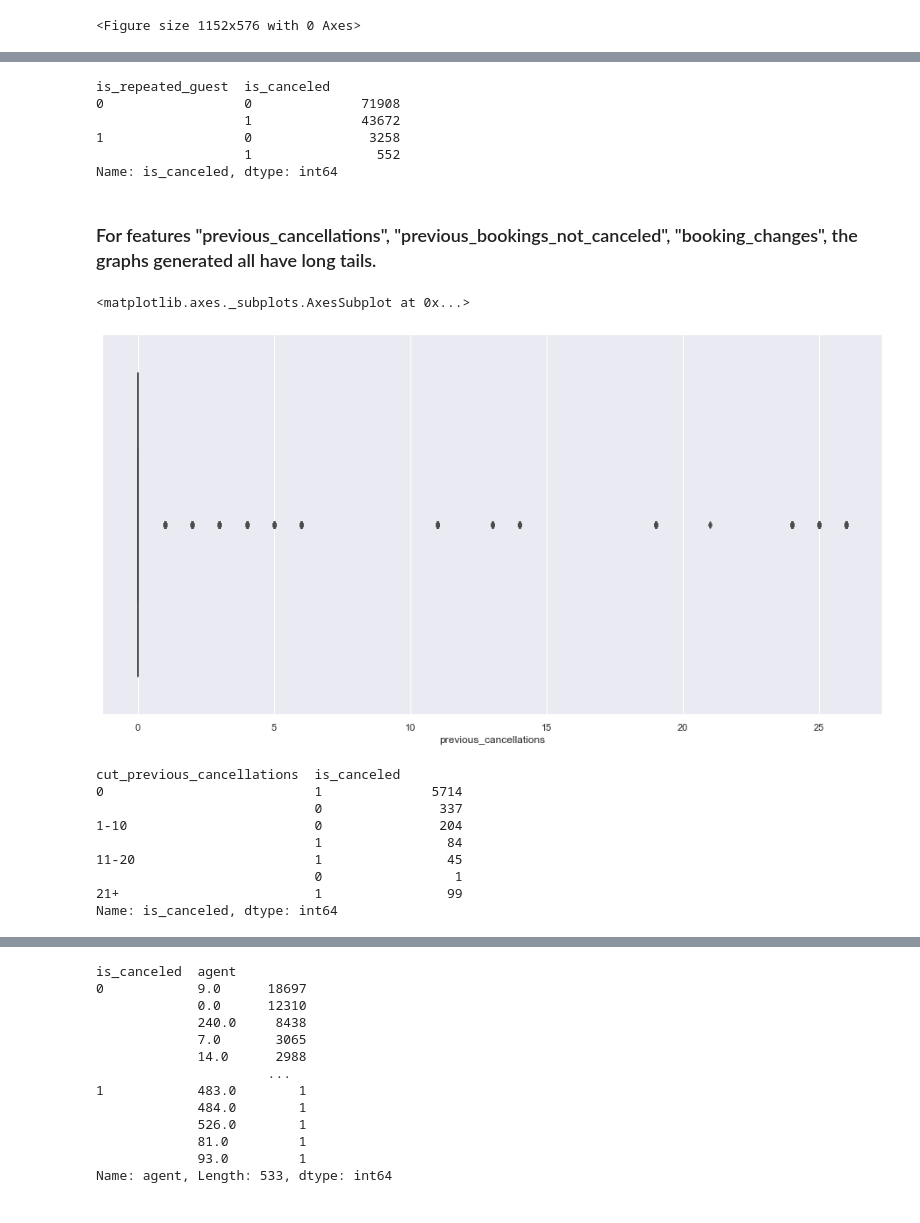
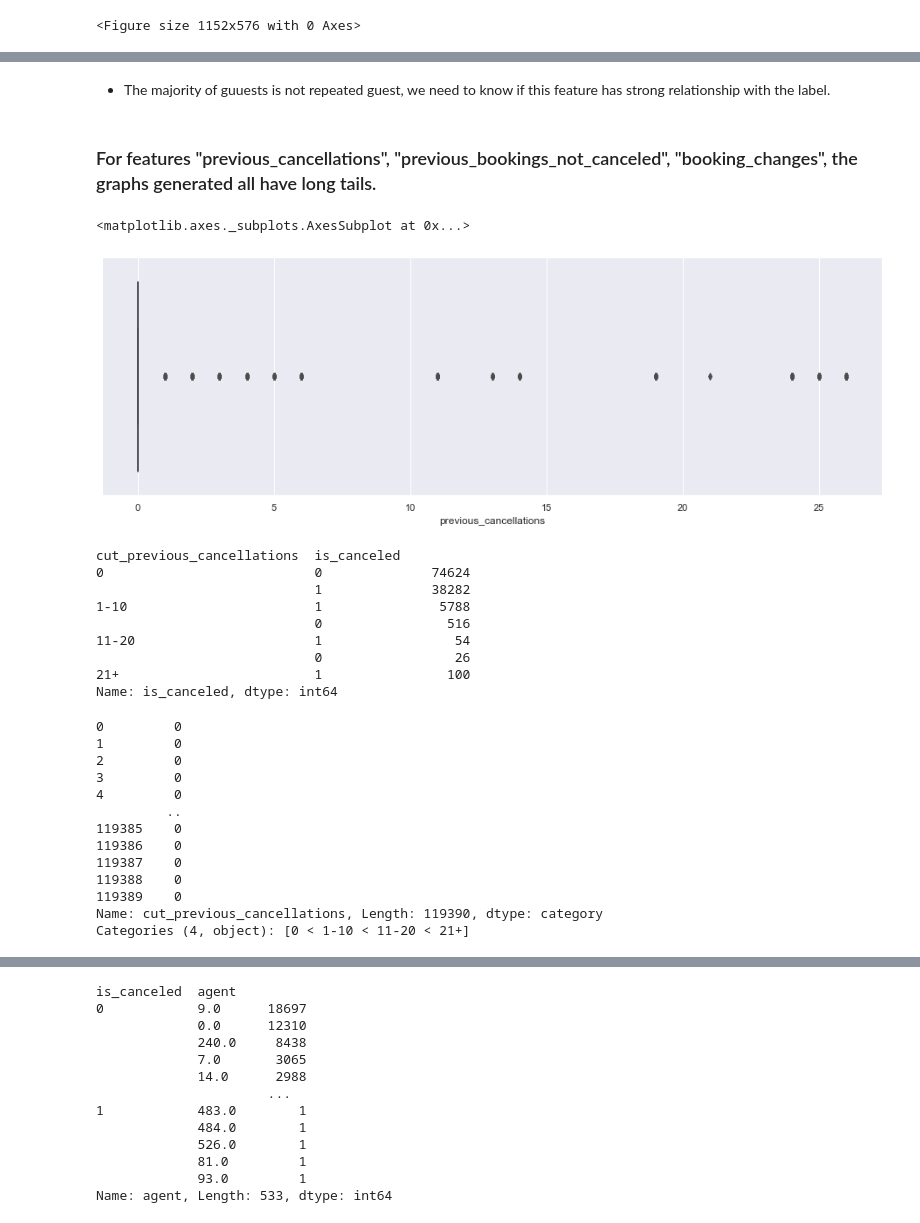
Before and after one commit to tkong1998/hotel-booking-demand, a Jupyter notebook: April 16.ipynb, the cells around one changed output, grey strips where cells are left out. Drawn from its saved outputs; the diff is of its cells as text; code cells hidden in the pictures.

```diff
--- a/April 16.ipynb
+++ b/April 16.ipynb
@@ -252,38 +252,50 @@ sns.countplot(PrepData['is_repeated_guest'])
-# %%
-# feature - is_repeated_guest
-PrepData.groupby('is_repeated_guest')['is_canceled'].value_counts()
-# %% [output]
-is_repeated_guest  is_canceled
-0                  0              71908
-                   1              43672
-1                  0               3258
-                   1                552
-Name: is_canceled, dtype: int64
+# %% [markdown]
+- The majority of guuests is not repeated guest, we need to know if this feature has strong relationship with the label.
 # %% [markdown]
 ### For features "previous_cancellations", "previous_bookings_not_canceled", "booking_changes", the graphs generated all have long tails.
 # %%
 # feature - previous_cancellations: long tail
-plt.figure(figsize = (16,8))
+plt.figure(figsize = (16,5))
 sns.boxplot(x=PrepData['previous_cancellations'])
 # %% [output]
 <matplotlib.axes._subplots.AxesSubplot at 0x...>
-[figure, old version]
+[figure, new version]
 # %%
 # Binning - Put previous_cancellations into 4 categories
 cut_labels_4 = ['0','1-10', '11-20', '21+']
-cut_bins = [0, 1, 11, 21, 31]
-PrepData['cut_previous_cancellations'] = pd.cut(PrepData['previous_cancellations'], bins=cut_bins, labels=cut_labels_4)
+# cut_bins = [0, 1, 11, 21, 31]
+## by Monique: the cut_bins_booking_changes should be the right-most value of each bin
+cut_bins = [0, 0.1, 10, 20, 30]
+# [0,0.1], (0.1,10],(10,20] ... set it this way bcuz duplicated value ([0,0]) will lead an error
+
+PrepData['cut_previous_cancellations'] = pd.cut(PrepData['previous_cancellations'], include_lowest=True, bins=cut_bins, labels=cut_labels_4)
 PrepData.groupby('cut_previous_cancellations')['is_canceled'].value_counts()
 # %% [output]
 cut_previous_cancellations  is_canceled
-0                           1              5714
-                            0               337
-1-10                        0               204
-                            1                84
-11-20                       1                45
-                            0                 1
-21+                         1                99
+0                           0              74624
+                            1              38282
+1-10                        1               5788
+                            0                516
+11-20                       1                 54
+                            0                 26
+21+                         1                100
 Name: is_canceled, dtype: int64
+# %%
+PrepData['cut_previous_cancellations']
+# %% [output]
+0         0
+1         0
+2         0
+3         0
+4         0
+         ..
+119385    0
+119386    0
+119387    0
+119388    0
+119389    0
+Name: cut_previous_cancellations, Length: 119390, dtype: category
+Categories (4, object): [0 < 1-10 < 11-20 < 21+]
 # %%
 PrepData['cut_previous_cancellations']
 # I should have done something wrong in this part, but not sure how to fix it
```
Also changed, not shown: parts of 13 cells of this notebook.
